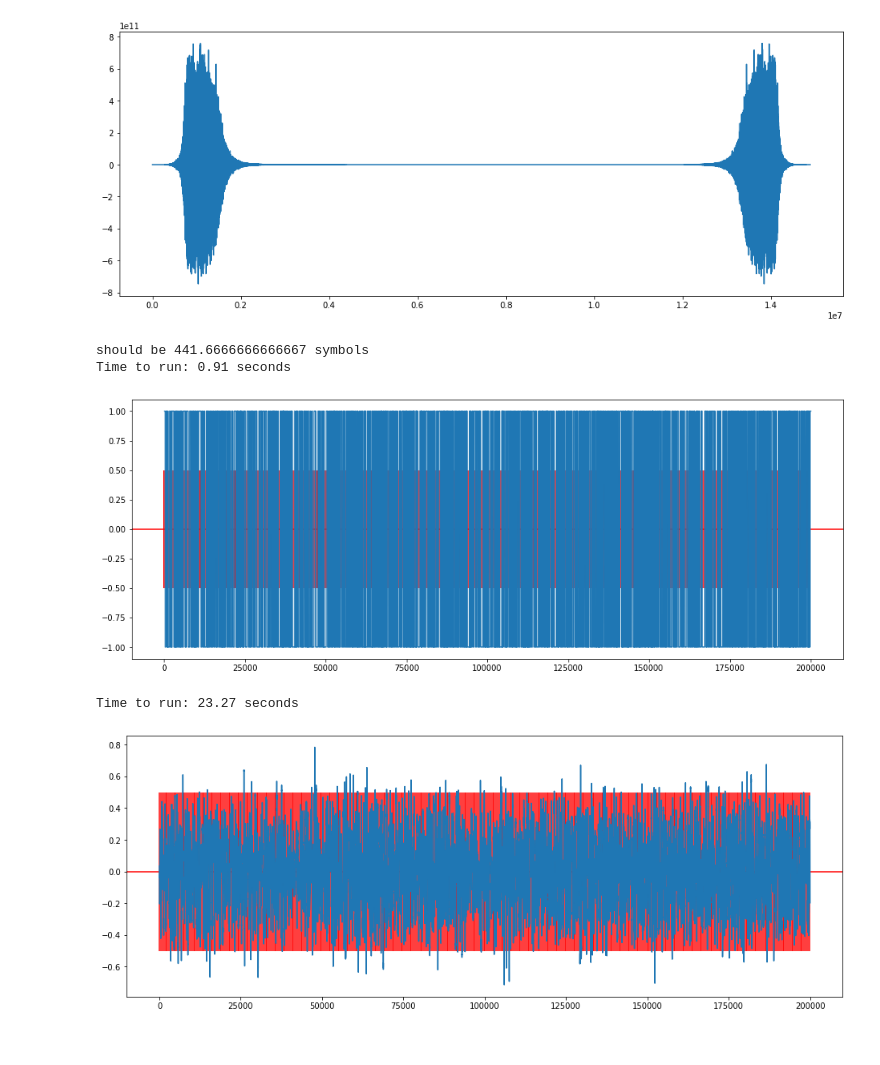
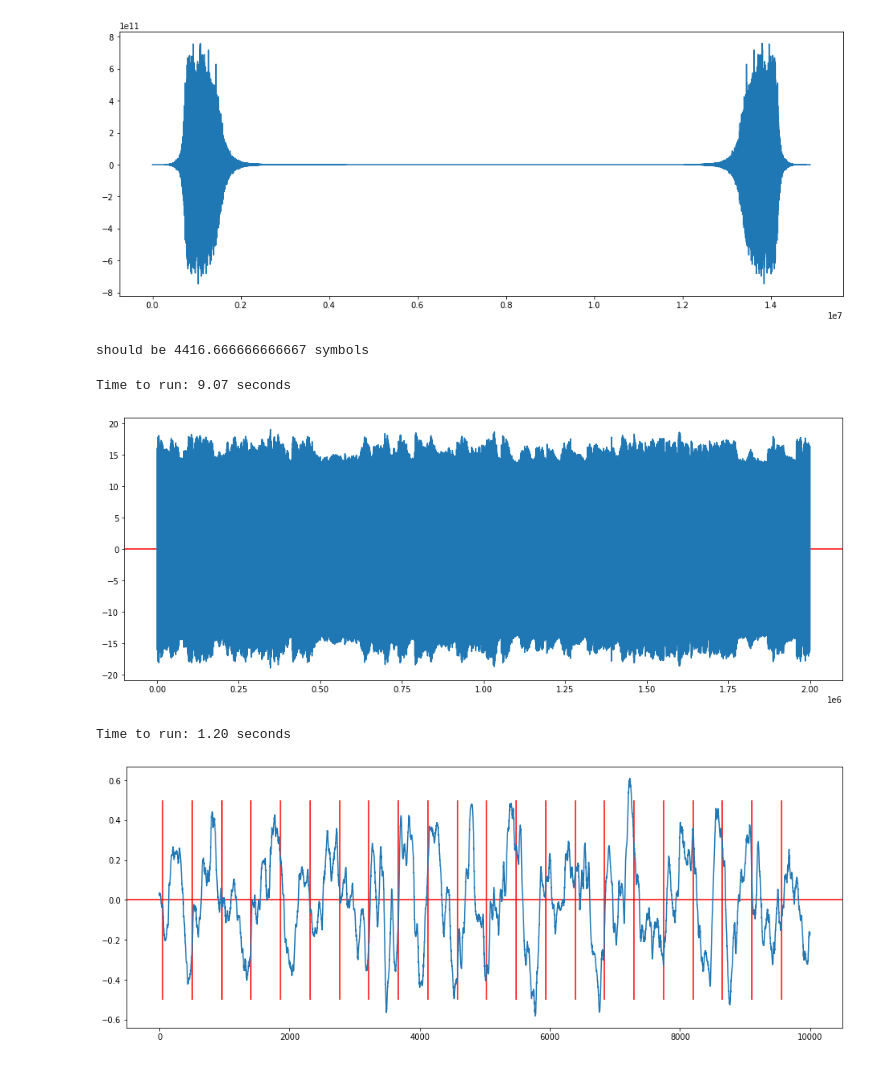
Before and after one commit to adb2-watermark-reader/adb2-watermark-reader, a Jupyter notebook: audio-watermark-decoding.ipynb, the cells around one changed output. Cells and saved outputs as stored; diff of their text form; code cells hidden in the pictures.

```diff
--- a/audio-watermark-decoding.ipynb
+++ b/audio-watermark-decoding.ipynb
@@ -63,32 +64,32 @@ plt.plot(sig_fft)
 [figure]
 # %%
 start_time = time.time()
-samples_fast = 200000
+samples_fast = 2000000
 print(f"should be {symbols_per_sec * samples_fast / samplerate} symbols")
 sigg = sig_bandpassed
 diffs_fast = np.zeros(samples_fast)
 for i in range(int(samples_per_symbol/2), samples_fast):
     # TODO get rid of range and maybe average it
     first_half_acf = np.correlate(sigg[i:int(samples_per_symbol/2)+i], sigg[i-offset_frames:int(samples_per_symbol/2)+i-offset_frames])
     second_half_acf = np.correlate(sigg[i+int(samples_per_symbol/2):i+int(samples_per_symbol)], sigg[i+int(samples_per_symbol/2)-offset_frames:i+int(samples_per_symbol)-offset_frames])
     diffs_fast[i] = first_half_acf[0] - second_half_acf[0]
 
 #diffs_fast = np.maximum(-1, diffs_fast)
 #diffs_fast = np.minimum(1, diffs_fast)
-diffs_fast = diffs_fast / np.abs(diffs_fast)
+diffs_fast = np.log10(np.abs(diffs_fast)) * diffs_fast / np.abs(diffs_fast)
 
 plt.figure(figsize=(16, 6))
-plt.vlines(np.arange(50,samples_fast, samples_per_symbol), -0.5, 0.5, colors=["red"])
+plt.vlines(np.arange(0,samples_fast, samples_per_symbol), -0.5, 0.5, colors=["red"])
 plt.axhline(y=0, color='r', linestyle='-')
 plt.plot(diffs_fast, '-')
 print(f"Time to run: {(time.time() - start_time):.2f} seconds")
 # %% [output]
-should be 441.6666666666667 symbols
-Time to run: 0.91 seconds
+should be 4416.666666666667 symbols
+Time to run: 9.07 seconds
-[figure, old version]
+[figure, new version]
 # %%
 start_time = time.time()
-samples = 200000
+samples = 10000
 sigg = sig_bandpassed
 diffs = np.zeros(samples)
 for i in range(samples):
@@ -103,7 +104,7 @@ plt.axhline(y=0, color='r', linestyle='-')
 plt.plot(diffs, '-')
 print(f"Time to run: {(time.time() - start_time):.2f} seconds")
 # %% [output]
-Time to run: 23.27 seconds
+Time to run: 1.20 seconds
-[figure, old version]
+[figure, new version]
 # %%
 MESSAGE_HEADER = '10101110000010101011100111100100'
```
Also changed, not shown: parts of 4 cells of this notebook.
